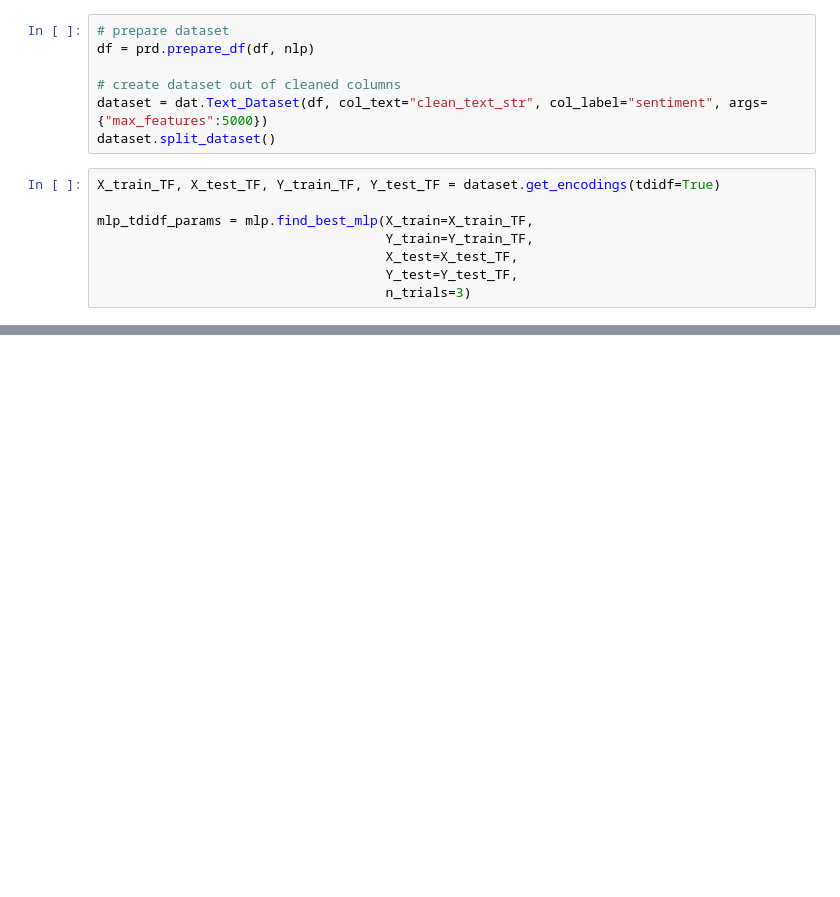
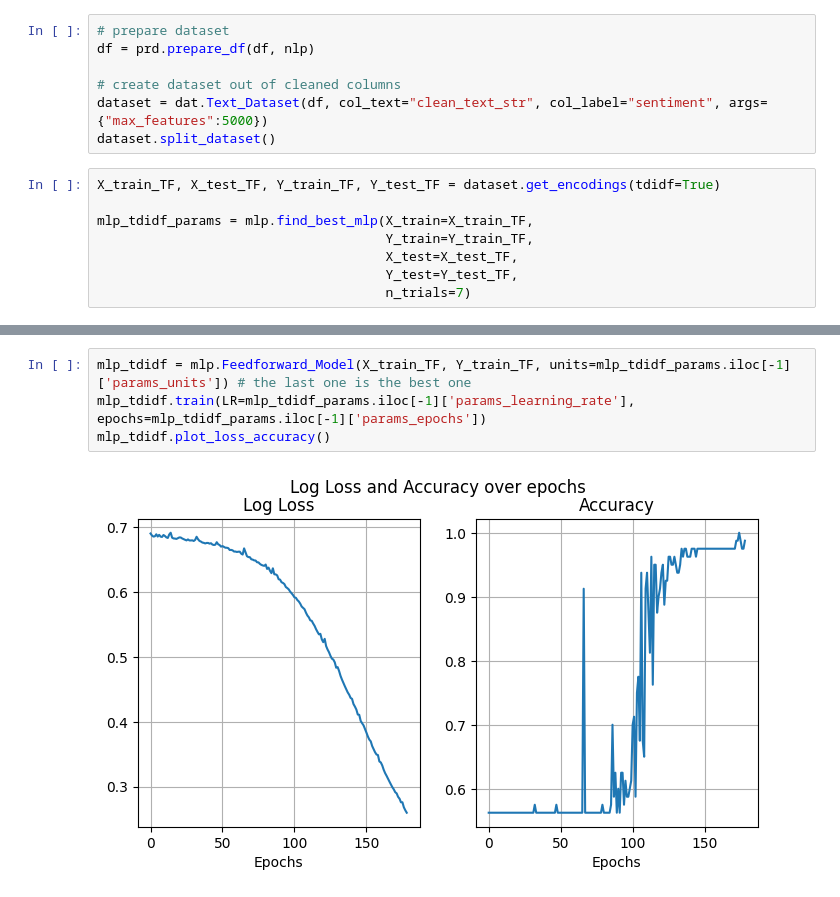
Before and after one commit to aleksKaluski/neural_network_comparision, a Jupyter notebook: experiments.ipynb, the cells around one changed output, grey strips where cells are left out. Saved outputs shown, nothing was run; the diff lists cells and outputs as text; blank space fills up the shorter version.

```diff
--- a/experiments.ipynb
+++ b/experiments.ipynb
@@ -41,5 +40,5 @@ mlp_tdidf_params = mlp.find_best_mlp(X_train=X_train_TF,
                                      Y_train=Y_train_TF,
                                      X_test=X_test_TF,
                                      Y_test=Y_test_TF,
-                                     n_trials=3)
+                                     n_trials=7)
 # %% [output]
@@ -108,0 +55,6 @@ Data columns (total 7 columns):
+# %%
+mlp_tdidf = mlp.Feedforward_Model(X_train_TF, Y_train_TF, units=mlp_tdidf_params.iloc[-1]['params_units']) # the last one is the best one
+mlp_tdidf.train(LR=mlp_tdidf_params.iloc[-1]['params_learning_rate'], epochs=mlp_tdidf_params.iloc[-1]['params_epochs'])
+mlp_tdidf.plot_loss_accuracy()
+# %% [output]
+[figure, added]
```
Also changed, not shown: parts of 15 cells of this notebook, 2 other files.
